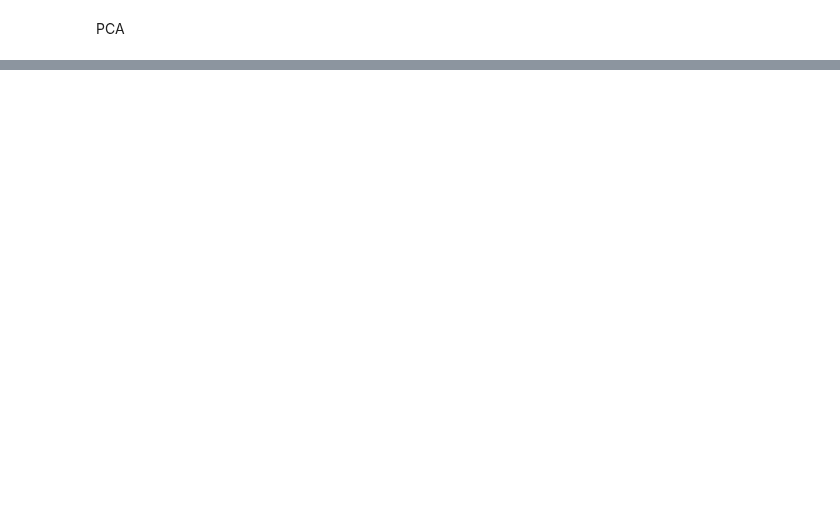
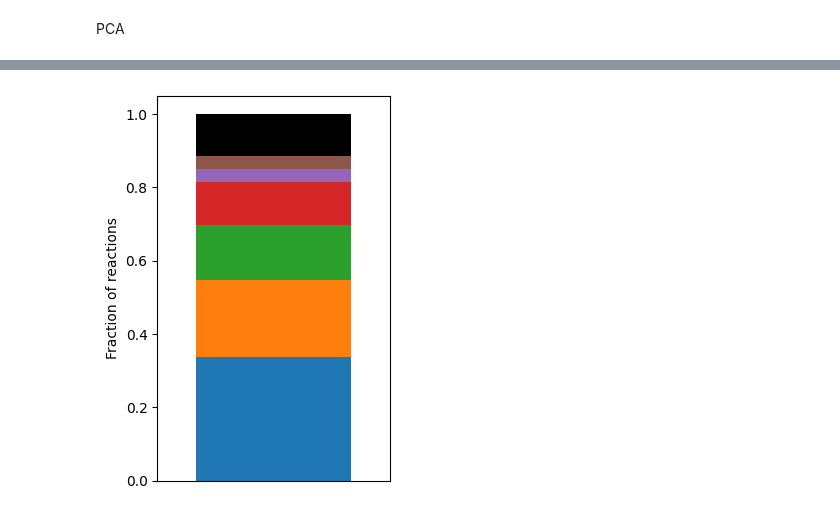
Before and after one commit to stefanpate/coarse-grain-rxns, a Jupyter notebook: notebooks/extract_mechanistic_subgraphs.ipynb, the cells around one changed output, grey strips where cells are left out. Cells and saved outputs as stored; diff of their text form; code cells hidden in the pictures; blank space fills up the shorter version.

```diff
--- a/notebooks/extract_mechanistic_subgraphs.ipynb
+++ b/notebooks/extract_mechanistic_subgraphs.ipynb
@@ -239,7 +243,7 @@ for ftid in first_features:
     sub_idxs = examples.loc[[ftid]].iloc[[0]]['sub_idxs'].values[0]
     print(f"Feature id: {ftid}")
     print(f"Probability: {accepted.loc[ftid, 'p1']:.2f}")
-    display(SVG(draw_molecule(mol, size=(300, 300), hilite_atoms=tuple(sub_idxs))))
+    display(SVG(draw_molecule(mol, size=(300, 300), highlight_atoms=tuple(sub_idxs))))
 
     print('-' * 50)
 # %% [output]
@@ -280,7 +265,0 @@ array([0.34117647, 0.34117647, 0.32941176, ..., 0.        , 0.        ,
-# %%
-
-subset_idxs = np.arange(embed_mat.shape[0])[subset_mask]
-for idx in subset_idxs:
-    sample_id = embeddings.loc[idx, 'sample_id']
-    mol = examples.loc[examples['sample_id'] == sample_id, 'mol'].values[0]
-    display(SVG(draw_molecule(mol, size=(300, 300))))
@@ -305,8 +266,8 @@ True
 # %% [markdown]
 PCA
 # %%
-n_fts = 10
 topk = 5
+n_samples = len(decarb)
 
 p1_init = embed_mat.sum(axis=0) / len(embed_mat)
 accepted_ftids_init = accepted.index.to_numpy()
@@ -315,11 +276,11 @@ Sf = np.matmul(embed_mat.T, embed_mat) # ft x ft similarity matrix
 
 fts = []
 h_mention = []
-for l in range(n_fts):
+while True:
     _most_probable = np.argsort(p1_init[accepted_ftids_init])[::-1]
     most_probable = np.array([int(elt) for elt in accepted_ftids_init[_most_probable]])
 
-    if l == 0:
+    if len(fts) == 0:
         fts.append(most_probable[0])
         h_mention.append(most_probable[1])
     else:
@@ -328,6 +289,18 @@ for l in range(n_fts):
         options = list(zip(mp_ortho[:topk], p1_init[mp_ortho][:topk]))
         options = [(int(elt[0]), float(elt[1])) for elt in options]
         print(f"Options: {options}")
+
+        if len(options) == 0:
+            print("Ran out of orthogonal subgraphs")
+            break
+
+        elif p1_init[mp_ortho[0]] <= (1 / n_samples):
+            print("Hit n=1 feature")
+            break
+
         fts.append(mp_ortho[0])
         h_mention.append(mp_ortho[1])
+
+
+print(len(fts))
 # %% [output]
@@ -343 +370,20 @@ Options: [(1153, 0.011627906976744186), (384, 0.011627906976744186), (381, 0.011
+# %%
+fig, ax = plt.subplots(figsize=(3, 5))
+bottom = 0
+width = 0.4
+x = 0
+for i, frac in enumerate(frac_stack):
+    if i == len(frac_stack) - 1:
+        ax.bar(x=x, height=frac, width=width, bottom=bottom, color='black')
+    else:
+        ax.bar(x=x, height=frac, width=width, bottom=bottom)
+    bottom += frac
+
+ax.set_xlim(-0.3, 0.3)
+ax.set_xticks([])
+ax.set_ylabel("Fraction of reactions")
+
+plt.show()
+# %% [output]
+[figure, added]
 # %%
```
Also changed, not shown: parts of 17 cells of this notebook, 4 other files.
